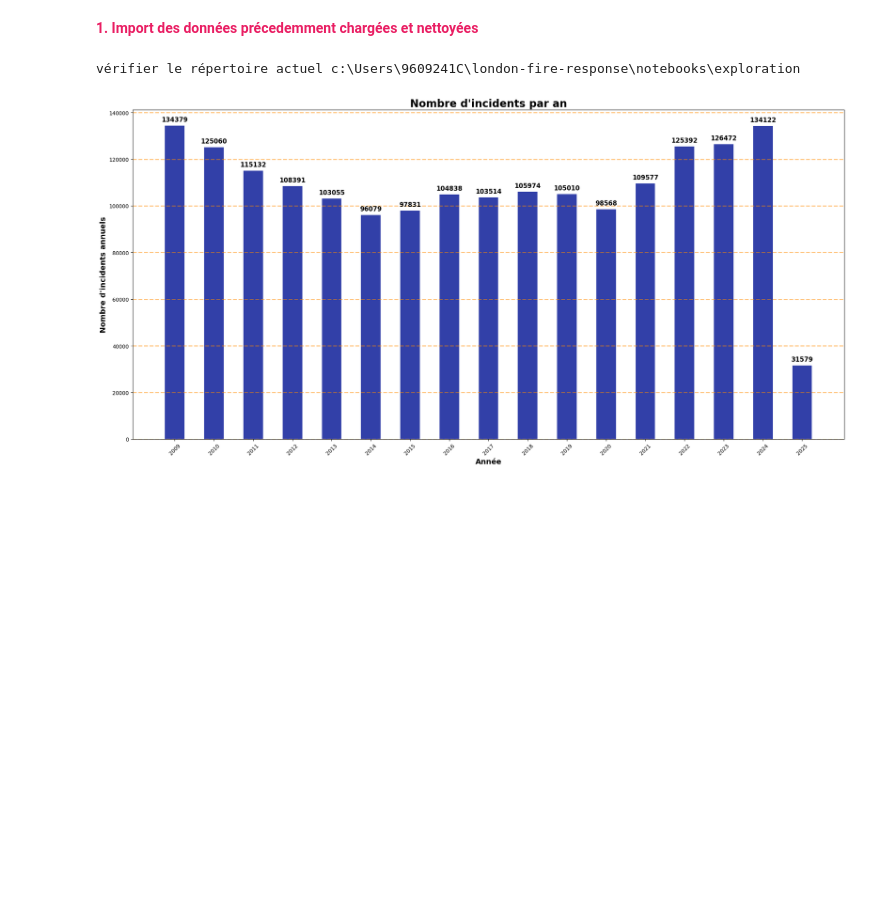
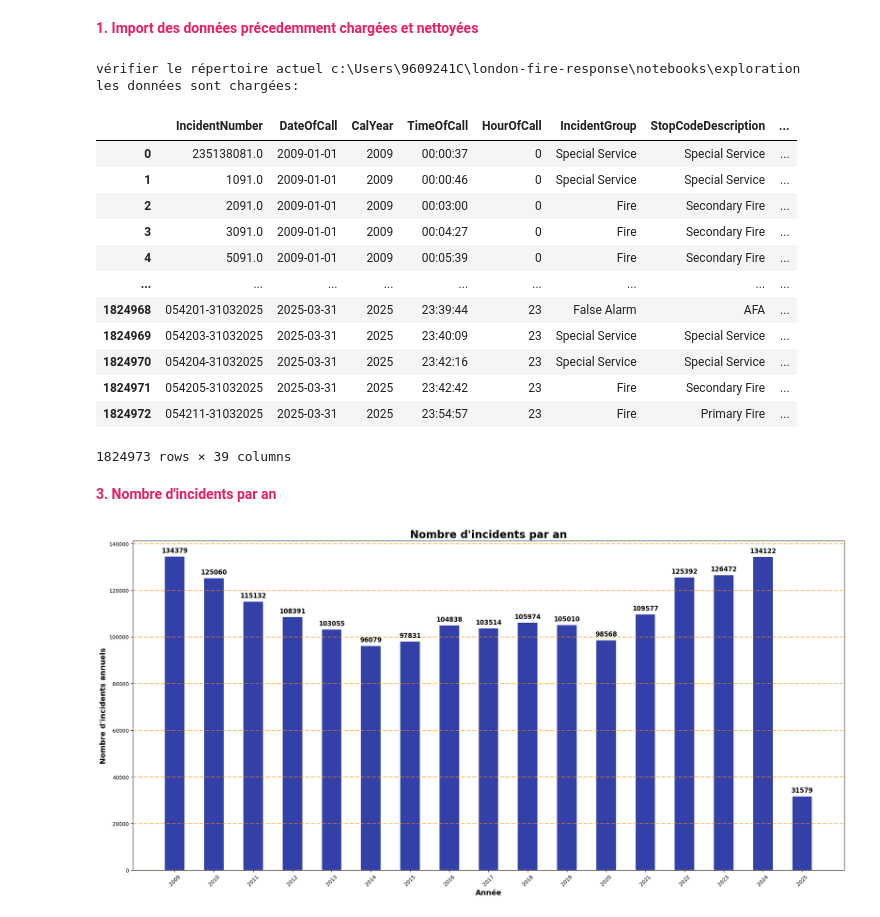
Before and after one commit to Massilia23/london-fire-response, a Jupyter notebook: notebooks/exploration/exploration_incidents.ipynb, the cells around one changed output. Drawn from its saved outputs; the diff is of its cells as text; code cells hidden in the pictures; blank space fills up the shorter version.

Commit message:
EDA complete des données de mobilisations

```diff
--- a/notebooks/exploration/exploration_incidents.ipynb
+++ b/notebooks/exploration/exploration_incidents.ipynb
@@ -13,9 +16,27 @@ import os
 # %%
 # Charger les données incidents nettoyées depuis un CSV local
 print("vérifier le répertoire actuel",os.getcwd())
 df_incidents = pd.read_csv("../../data/raw/Cleaned_data/InUSE/cleaned_data_incidents.csv")
+print("les données sont chargées:")
+display(df_incidents)
 # %% [output]
 vérifier le répertoire actuel c:\Users\9609241C\london-fire-response\notebooks\exploration
+les données sont chargées:
+|  | IncidentNumber | DateOfCall | CalYear | TimeOfCall | HourOfCall | IncidentGroup | StopCodeDescription | ... |
+| 0 | 235138081.0 | 2009-01-01 | 2009 | 00:00:37 | 0 | Special Service | Special Service | ... |
+| 1 | 1091.0 | 2009-01-01 | 2009 | 00:00:46 | 0 | Special Service | Special Service | ... |
+| 2 | 2091.0 | 2009-01-01 | 2009 | 00:03:00 | 0 | Fire | Secondary Fire | ... |
+| 3 | 3091.0 | 2009-01-01 | 2009 | 00:04:27 | 0 | Fire | Secondary Fire | ... |
+| 4 | 5091.0 | 2009-01-01 | 2009 | 00:05:39 | 0 | Fire | Secondary Fire | ... |
+| ... | ... | ... | ... | ... | ... | ... | ... | ... |
+| 1824968 | 054201-31032025 | 2025-03-31 | 2025 | 23:39:44 | 23 | False Alarm | AFA | ... |
+| 1824969 | 054203-31032025 | 2025-03-31 | 2025 | 23:40:09 | 23 | Special Service | Special Service | ... |
+| 1824970 | 054204-31032025 | 2025-03-31 | 2025 | 23:42:16 | 23 | Special Service | Special Service | ... |
+| 1824971 | 054205-31032025 | 2025-03-31 | 2025 | 23:42:42 | 23 | Fire | Secondary Fire | ... |
+| 1824972 | 054211-31032025 | 2025-03-31 | 2025 | 23:54:57 | 23 | Fire | Primary Fire | ... |
+1824973 rows × 39 columns
+# %% [markdown]
+<span style="color:#e91e63; font-size:1em; font-weight:bold;"> 3. Nombre d'incidents par an </span>
 # %%
 #Nombre d'incidents par an sur les 17 dernieres années:
 # Grouper par année et compter le nombre d'incidents
```
Also changed, not shown: parts of 8 cells of this notebook, 1 other file.
